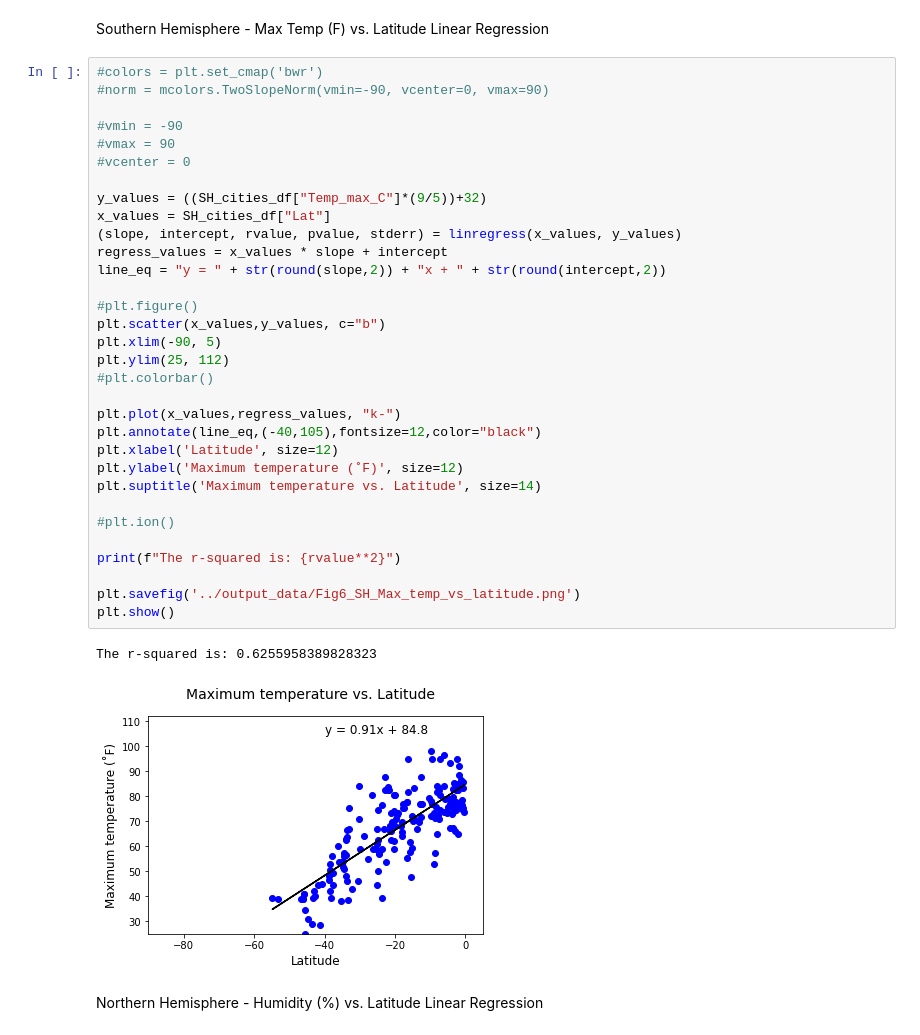
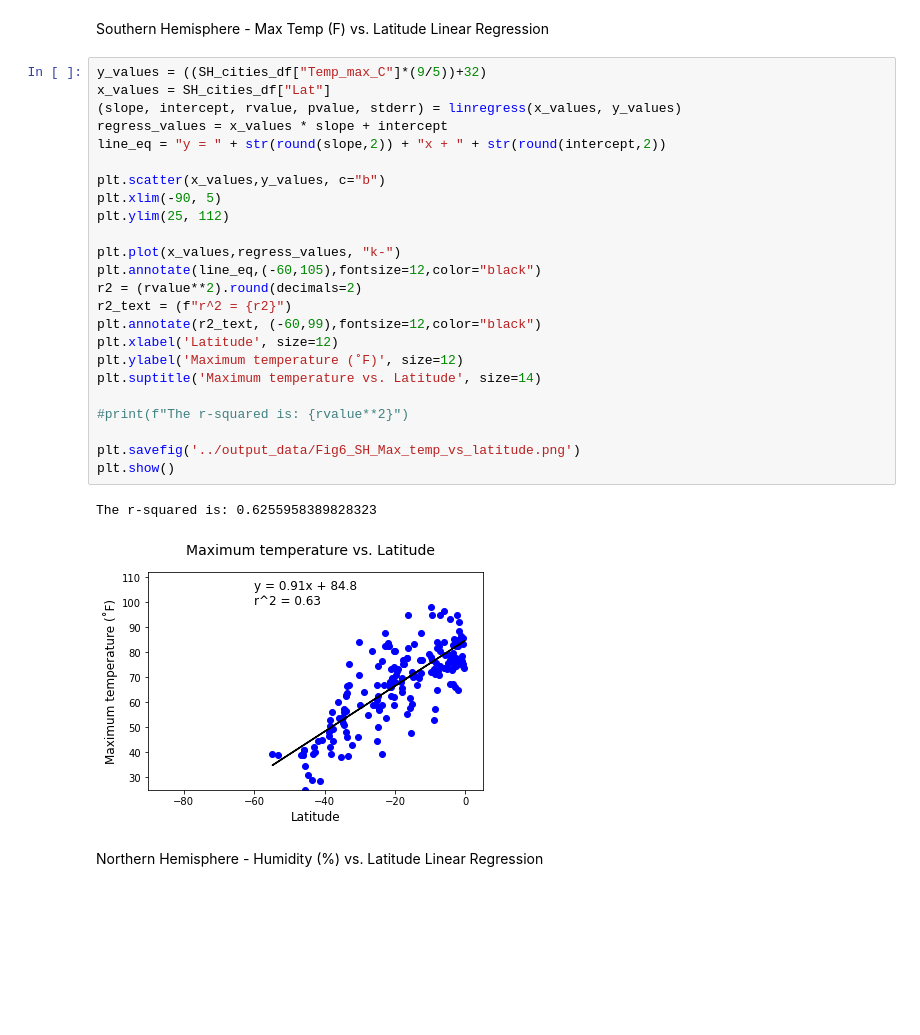
Before and after one commit to bjmacgreg/python-api-challenge, a Jupyter notebook: WeatherPy/WeatherPy.ipynb, the cells around one changed output. Saved outputs shown, nothing was run; the diff lists cells and outputs as text; blank space fills up the shorter version.

```diff
--- a/WeatherPy/WeatherPy.ipynb
+++ b/WeatherPy/WeatherPy.ipynb
@@ -431,40 +429,32 @@ The r-squared is: 0.4490465489946341
 # %% [markdown]
 Southern Hemisphere - Max Temp (F) vs. Latitude Linear Regression
 # %%
-#colors = plt.set_cmap('bwr')
-#norm = mcolors.TwoSlopeNorm(vmin=-90, vcenter=0, vmax=90)
-
-#vmin = -90
-#vmax = 90
-#vcenter = 0
-
 y_values = ((SH_cities_df["Temp_max_C"]*(9/5))+32)
 x_values = SH_cities_df["Lat"]
 (slope, intercept, rvalue, pvalue, stderr) = linregress(x_values, y_values)
 regress_values = x_values * slope + intercept
 line_eq = "y = " + str(round(slope,2)) + "x + " + str(round(intercept,2))
 
-#plt.figure()
 plt.scatter(x_values,y_values, c="b")
 plt.xlim(-90, 5)
 plt.ylim(25, 112)
-#plt.colorbar()
 
 plt.plot(x_values,regress_values, "k-")
-plt.annotate(line_eq,(-40,105),fontsize=12,color="black")
+plt.annotate(line_eq,(-60,105),fontsize=12,color="black")
+r2 = (rvalue**2).round(decimals=2)
+r2_text = (f"r^2 = {r2}")
+plt.annotate(r2_text, (-60,99),fontsize=12,color="black")
 plt.xlabel('Latitude', size=12)
 plt.ylabel('Maximum temperature (˚F)', size=12)
 plt.suptitle('Maximum temperature vs. Latitude', size=14)
 
-#plt.ion()
-
-print(f"The r-squared is: {rvalue**2}")
+#print(f"The r-squared is: {rvalue**2}")
 
 plt.savefig('../output_data/Fig6_SH_Max_temp_vs_latitude.png')
 plt.show()
 # %% [output]
 The r-squared is: 0.6255958389828323
-[figure, old version]
+[figure, new version]
 # %% [markdown]
 Northern Hemisphere - Humidity (%) vs. Latitude Linear Regression
 # %%
```
Also changed, not shown: parts of 11 cells of this notebook, 12 other files.
